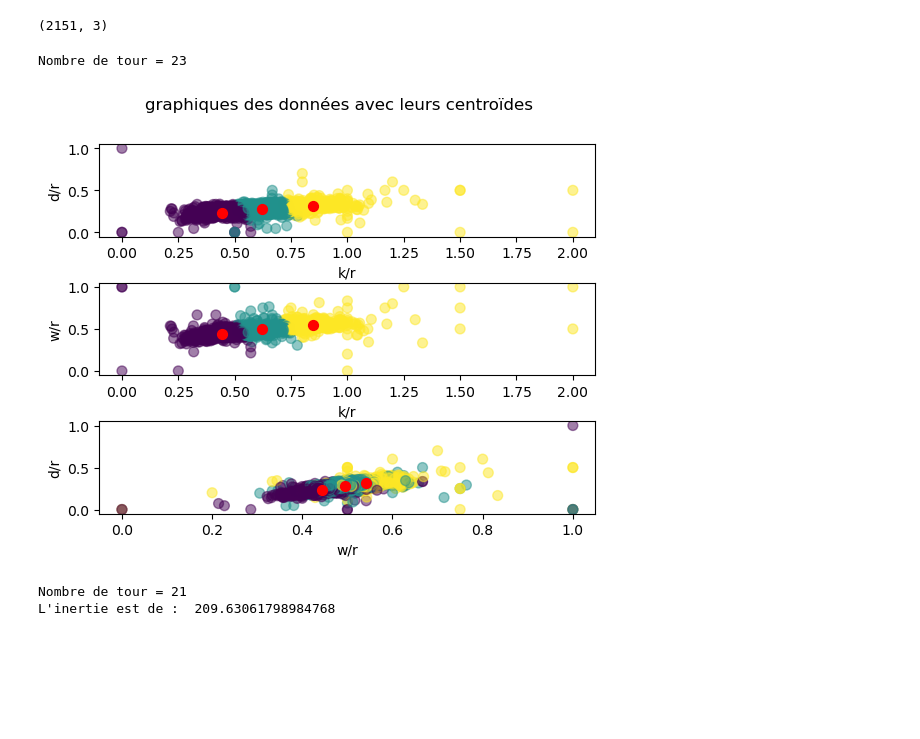
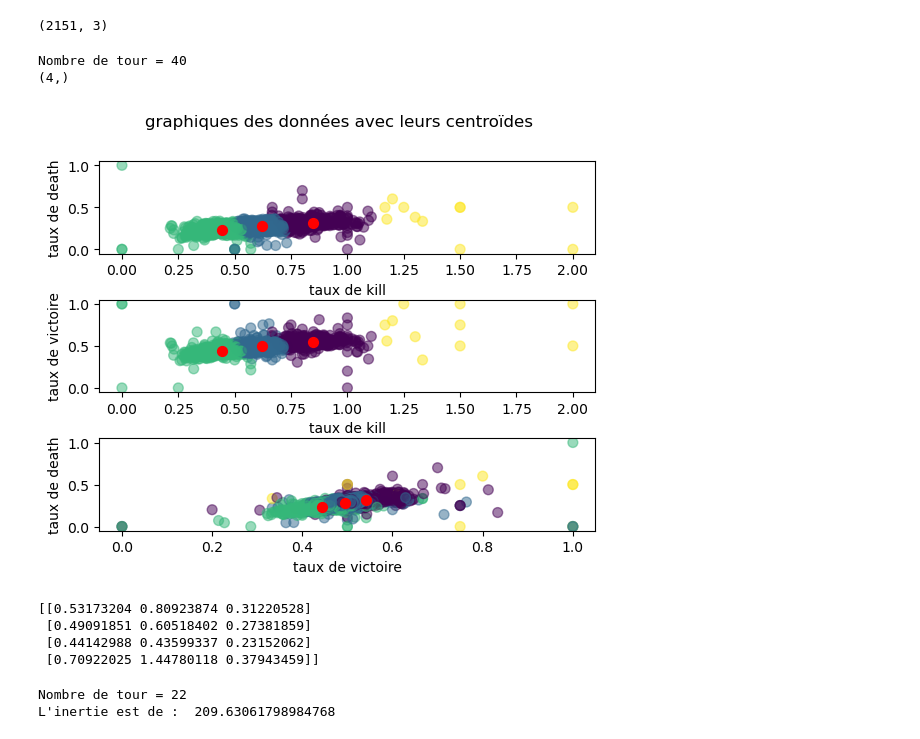
Before and after one commit to Alexis-42/ProjetMcM1, a Jupyter notebook: KMEANS.ipynb, the cells around one changed output. Cells and saved outputs as stored; diff of their text form; code cells hidden in the pictures; blank space fills up the shorter version.

```diff
--- a/KMEANS.ipynb
+++ b/KMEANS.ipynb
@@ -388,27 +388,36 @@ def K_Means(data, k, nb_tour=100):
 
 #liste_centroide_le_plus_proche,matrice_centroide = K_Means(data, k=3)
 # %%
-liste_centroide_le_plus_proche,matrice_centroide = K_Means(data, k=3)
+liste_centroide_le_plus_proche,matrice_centroide = K_Means(data, 4)
+print(matrice_centroide[:,0].shape)
 
 fig, axs = plt.subplots(3)
 fig.suptitle('graphiques des données avec leurs centroïdes')
 
 axs[0].scatter(dataset['k/r'], dataset['d/r'],c=liste_centroide_le_plus_proche, s=50, alpha=0.5)
 axs[0].scatter(centroids[:, 1], centroids[:, 2], c='red', s=50)
-axs[0].set(xlabel = 'k/r', ylabel ='d/r')
+axs[0].set(xlabel = 'taux de kill', ylabel ='taux de death')
 
 axs[1].scatter(dataset['k/r'], dataset['w/r'],c=liste_centroide_le_plus_proche, s=50, alpha=0.5)
 axs[1].scatter(centroids[:, 1], centroids[:, 0], c='red', s=50)
-axs[1].set(xlabel = 'k/r', ylabel ='w/r')
+axs[1].set(xlabel = 'taux de kill', ylabel ='taux de victoire')
 
 axs[2].scatter(dataset['w/r'], dataset['d/r'],c=liste_centroide_le_plus_proche, s=50, alpha=0.5)
 axs[2].scatter(centroids[:, 0], centroids[:, 2], c='red', s=50)
-axs[2].set(xlabel = 'w/r', ylabel ='d/r')
+axs[2].set(xlabel = 'taux de victoire', ylabel ='taux de death')
 
 plt.subplots_adjust(hspace=0.5)
 # %% [output]
-Nombre de tour = 23
+Nombre de tour = 40
+(4,)
-[figure, old version]
+[figure, new version]
+# %%
+print(matrice_centroide)
+# %% [output]
+[[0.53173204 0.80923874 0.31220528]
+ [0.49091851 0.60518402 0.27381859]
+ [0.44142988 0.43599337 0.23152062]
+ [0.70922025 1.44780118 0.37943459]]
 # %%
 #calcul de l'inertie
 def calculate_inertia(data, k):
@@ -420,7 +429,7 @@ def calculate_inertia(data, k):
 
 print("L'inertie est de : ",calculate_inertia(data, 3))
 # %% [output]
-Nombre de tour = 21
+Nombre de tour = 22
 L'inertie est de :  209.63061798984768
 # %%
 #affichage de la courbe de coude
```
Also changed, not shown: parts of 5 cells of this notebook, 1 other file.
